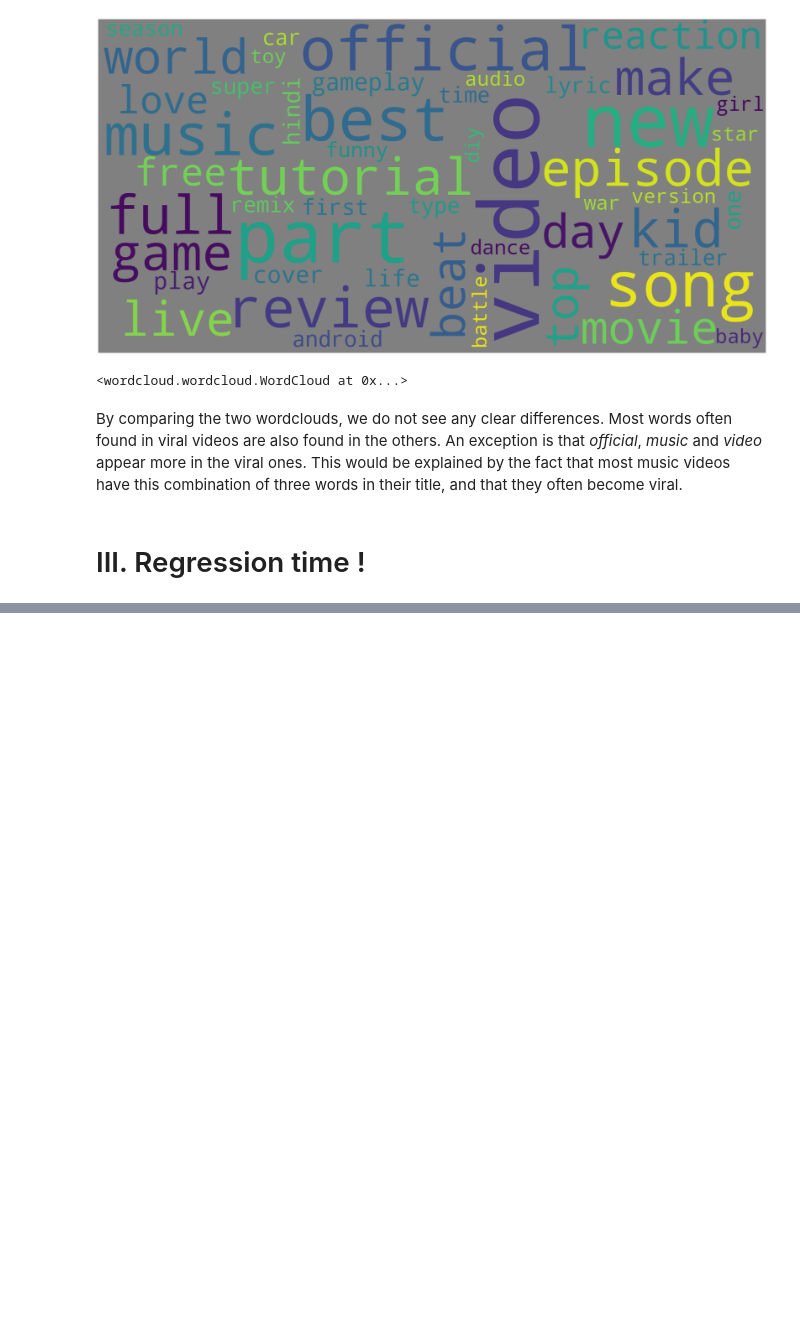
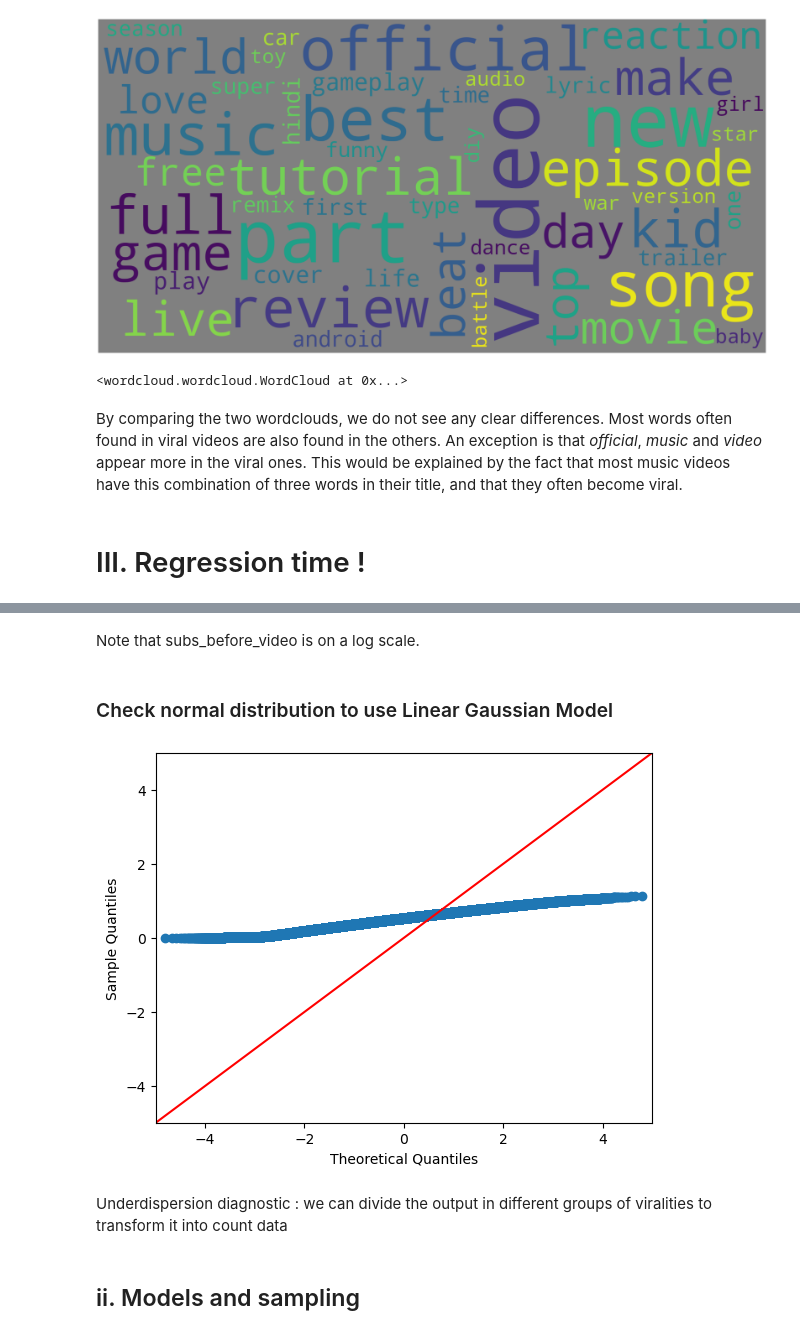
Before and after one commit to epfl-ada/ada-2022-project-fraisetagadaofficial, a Jupyter notebook: FraiseTagADAofficial-Milestone-3.ipynb, the cells around one changed output, grey strips where cells are left out. Cells and saved outputs as stored; diff of their text form; code cells hidden in the pictures; blank space fills up the shorter version.

```diff
--- a/FraiseTagADAofficial-Milestone-3.ipynb
+++ b/FraiseTagADAofficial-Milestone-3.ipynb
@@ -1323,0 +1355,13 @@ By comparing the two wordclouds, we do not see any clear differences. Most words
+# %% [markdown]
+Note that subs_before_video is on a log scale.
+# %% [markdown]
+### Check normal distribution to use Linear Gaussian Model
+# %%
+sm.qqplot(videos['virality'], line='45')
+pylab.show()
+# %% [output]
+[figure, added]
+# %% [markdown]
+Underdispersion diagnostic : we can divide the output in different groups of viralities to transform it into count data
+# %% [markdown]
+## ii. Models and sampling <a name="IIIii"></a>
```
Also changed, not shown: parts of 32 cells of this notebook.
